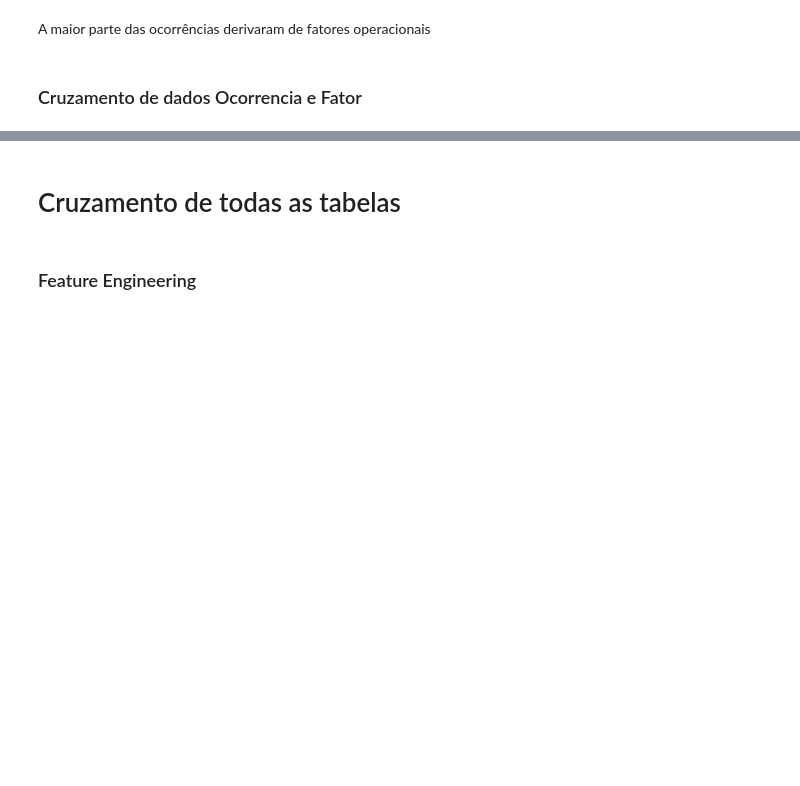
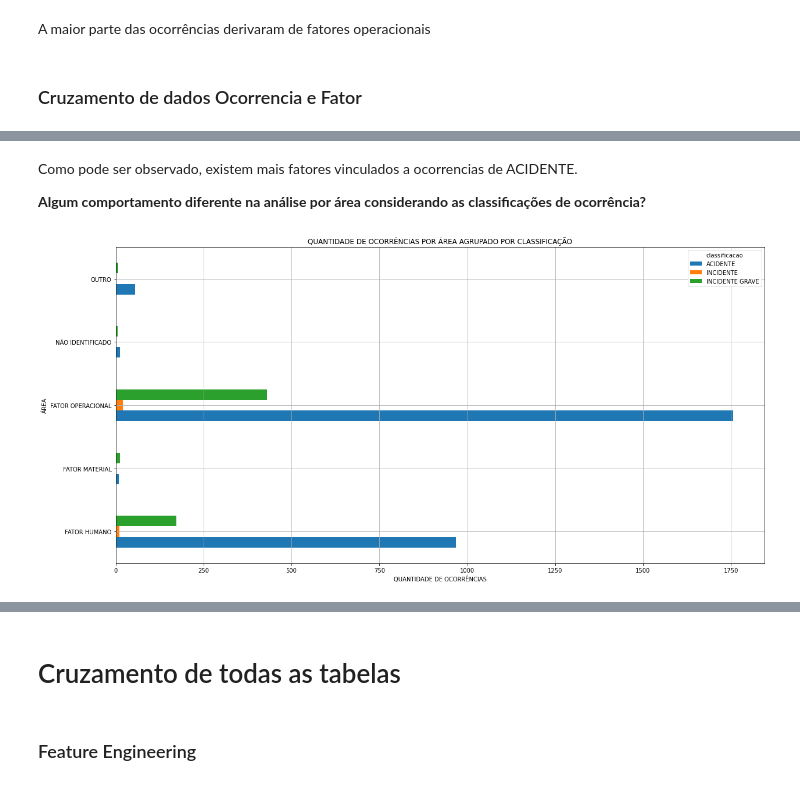
Before and after one commit to victorlorena/acidentes_aereos, a Jupyter notebook: acidentes_aereos.ipynb, the cells around one changed output, grey strips where cells are left out. Drawn from its saved outputs; the diff is of its cells as text; code cells hidden in the pictures; blank space fills up the shorter version.

```diff
--- a/acidentes_aereos.ipynb
+++ b/acidentes_aereos.ipynb
@@ -817,0 +773,13 @@ df_fator_ocorrencia[df_fator_ocorrencia['classificacao'] == 'ACIDENTE']
+# %% [markdown]
+Como pode ser observado, existem mais fatores vinculados a ocorrencias de ACIDENTE.
+
+<b> Algum comportamento diferente na análise por área considerando as classificações de ocorrência? </b>
+# %%
+# df_fator_ocorrencia.groupby(['area', 'classificacao'])['contagem'].sum()
+df_fator_ocorrencia.groupby(['area']).classificacao.value_counts().unstack().plot(kind='barh', figsize=(20,10), grid = True)
+plt.title('QUANTIDADE DE OCORRÊNCIAS POR ÁREA AGRUPADO POR CLASSIFICAÇÃO')
+plt.xlabel('QUANTIDADE DE OCORRÊNCIAS')
+plt.ylabel('ÁREA')
+plt.show()
+# %% [output]
+[figure, added]
```
Also changed, not shown: parts of 47 cells of this notebook.
